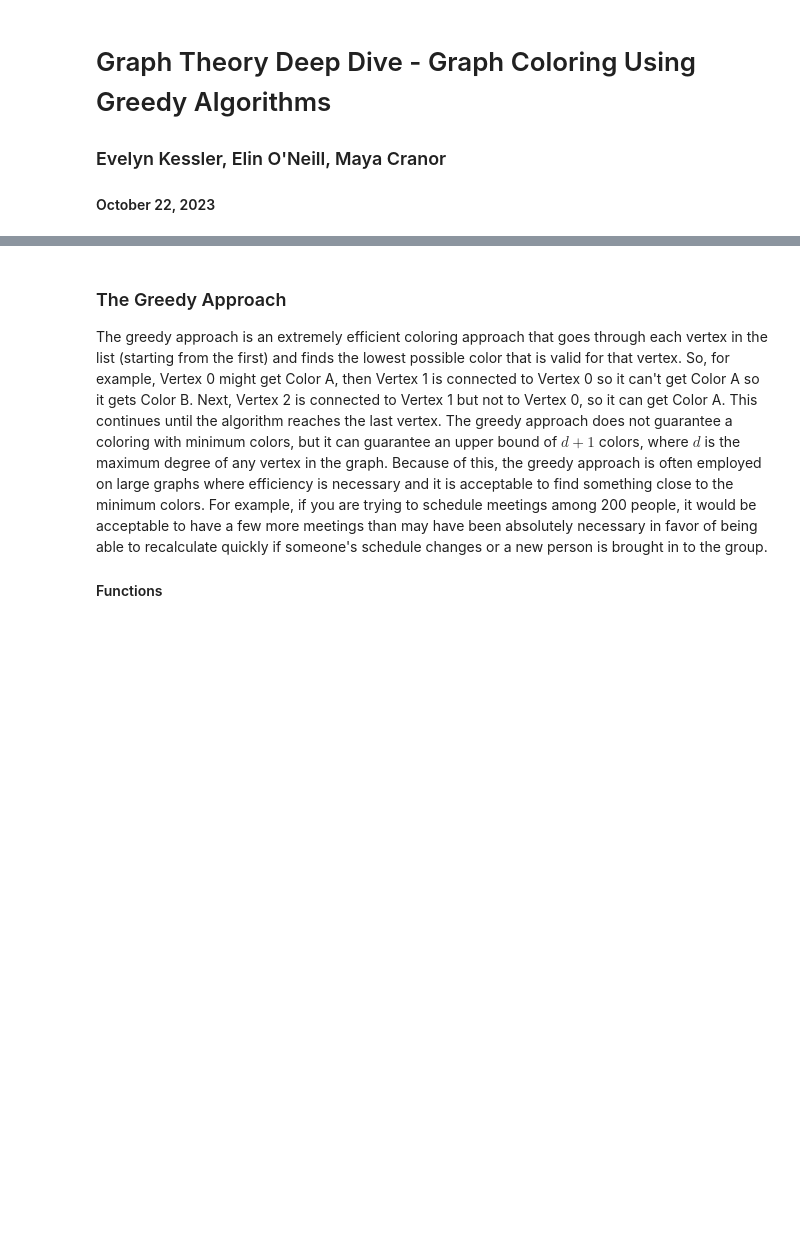
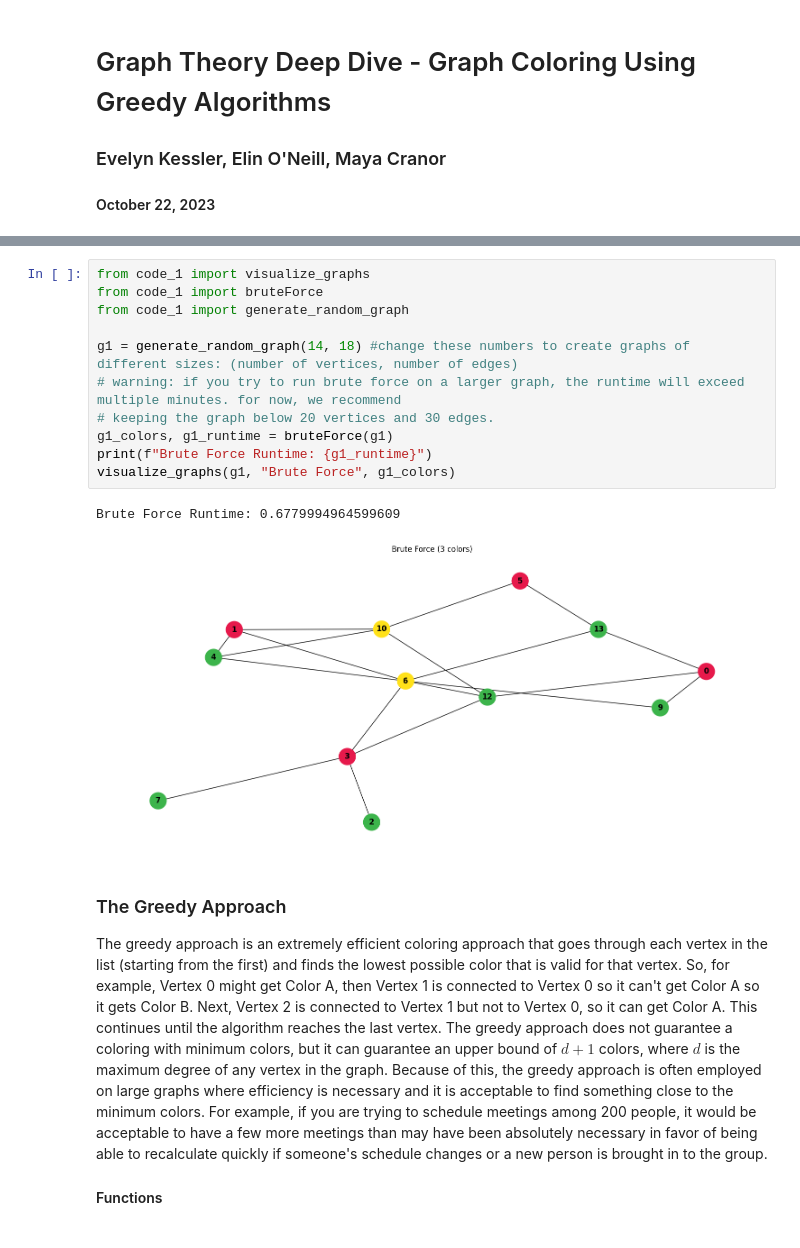
Before and after one commit to crane919/graph-coloring, a Jupyter notebook: Essay.ipynb, the cells around one changed output, grey strips where cells are left out. Cells and saved outputs as stored; diff of their text form; blank space fills up the shorter version.

```diff
--- a/Essay.ipynb
+++ b/Essay.ipynb
@@ -52,3 +54,17 @@ This graph finds all of the possible colorings with a certain number of colors f
+# %%
+from code_1 import visualize_graphs
+from code_1 import bruteForce
+from code_1 import generate_random_graph
+
+g1 = generate_random_graph(14, 18) #change these numbers to create graphs of different sizes: (number of vertices, number of edges)
+# warning: if you try to run brute force on a larger graph, the runtime will exceed multiple minutes. for now, we recommend
+# keeping the graph below 20 vertices and 30 edges.
+g1_colors, g1_runtime = bruteForce(g1)
+print(f"Brute Force Runtime: {g1_runtime}")
+visualize_graphs(g1, "Brute Force", g1_colors)
+# %% [output]
+Brute Force Runtime: 0.6779994964599609
+[figure, added]
 # %% [markdown]
 ### The Greedy Approach
 The greedy approach is an extremely efficient coloring approach that goes through each vertex in the list (starting from the first) and finds the lowest possible color that is valid for that vertex. So, for example, Vertex 0 might get Color A, then Vertex 1 is connected to Vertex 0 so it can't get Color A so it gets Color B. Next, Vertex 2 is connected to Vertex 1 but not to Vertex 0, so it can get Color A. This continues until the algorithm reaches the last vertex. The greedy approach does not guarantee a coloring with minimum colors, but it can guarantee an upper bound of $d+1$ colors, where $d$ is the maximum degree of any vertex in the graph. Because of this, the greedy approach is often employed on large graphs where efficiency is necessary and it is acceptable to find something close to the minimum colors. For example, if you are trying to schedule meetings among 200 people, it would be acceptable to have a few more meetings than may have been absolutely necessary in favor of being able to recalculate quickly if someone's schedule changes or a new person is brought in to the group.
```
Also changed, not shown: parts of 14 cells of this notebook, 3 other files.
